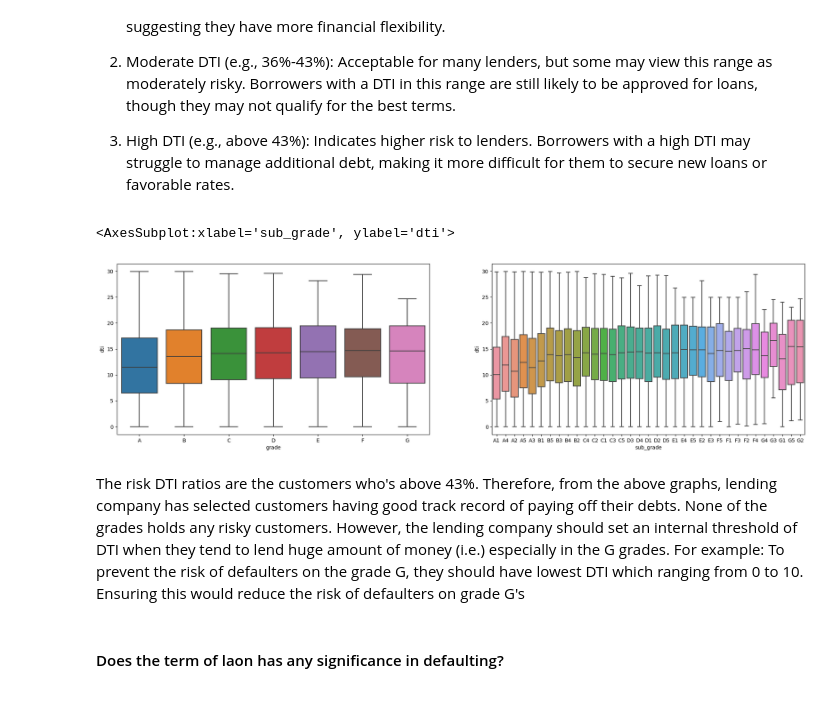
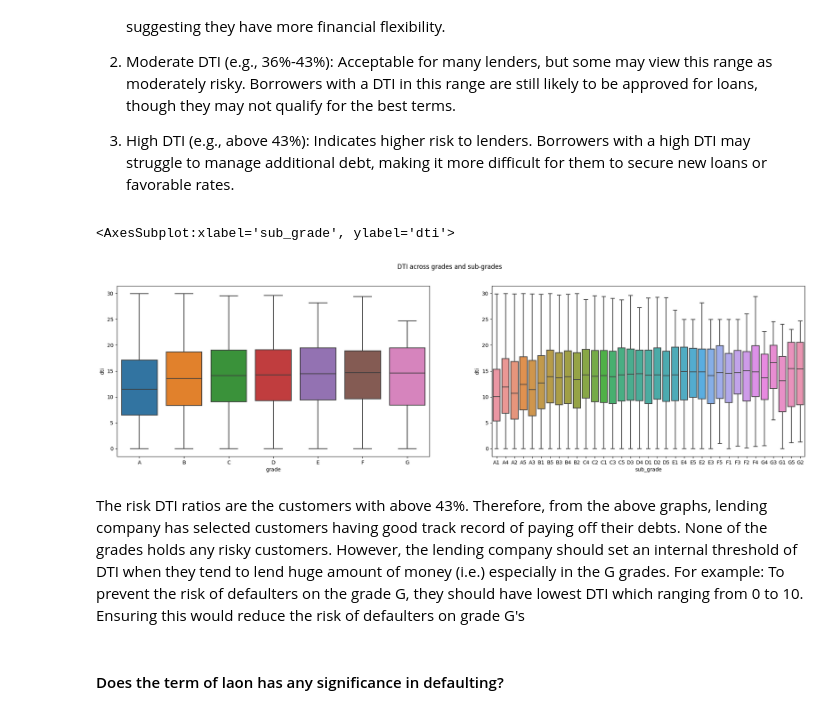
Before and after one commit to Abbhiraami/ML_AI_masters, a Jupyter notebook: case_study/lending_club_case_study.ipynb, the cells around one changed output. Drawn from its saved outputs; the diff is of its cells as text; code cells hidden in the pictures.

```diff
--- a/case_study/lending_club_case_study.ipynb
+++ b/case_study/lending_club_case_study.ipynb
@@ -63,0 +61,9 @@ loan_db.head(5)
+# %%
+# Handling missing values (customize based on missing data analysis)
+# For example, drop columns with more than 50% missing values
+missing_threshold = 0.5 * loan_data.shape[0]
+loan_db = loan_data.dropna(thresh=missing_threshold, axis=1)
+loan_db.drop_duplicates(inplace=True)
+print(f'''\nData after cleansing \n
+        Number of columns: {loan_db.shape[1]}
+        NUmber of unique records: {loan_db.shape[0]}''')
@@ -63,0 +75,7 @@ loan_db.head(5)
+# %%
+
+func=lambda b: float(b.replace('%',''))
+loan_db['int_rate_num']=loan_db['int_rate'].apply(func)
+loan_db['title']=loan_db['title'].replace('Loan','')
+### Categorizing annual incomes to see charged_off customers
+loan_db['annual_inc_cat']=pd.qcut(loan_db.annual_inc,q=5)
@@ -201,12 +235,13 @@ The Debt-to-Income (DTI) ratio is a financial measure lenders use to evaluate a
 3. High DTI (e.g., above 43%): Indicates higher risk to lenders. Borrowers with a high DTI may struggle to manage additional debt, making it more difficult for them to secure new loans or favorable rates.
 # %%
 fig,axes=pp.subplots(1,2,figsize=(24,6))
+fig.suptitle("DTI across grades and sub-grades")
 sns.boxplot(data=loan_db.sort_values('sub_grade'),x='grade',y='dti',ax=axes[0])
 sns.boxplot(data=loan_db.sort_values('grade'),x='sub_grade',y='dti',ax=axes[1])
 # %% [output]
 <AxesSubplot:xlabel='sub_grade', ylabel='dti'>
-[figure, old version]
+[figure, new version]
 # %% [markdown]
-The risk DTI ratios are the customers who's above 43%. Therefore, from the above graphs, lending company has selected customers having good track record of paying off their debts. None of the grades holds any risky customers. However, the lending company should set an internal threshold of DTI when they tend to lend huge amount of money (i.e.) especially in the G grades. For example: To prevent the risk of defaulters on the grade G, they should have lowest DTI which ranging from 0 to 10. Ensuring this would reduce the risk of defaulters on grade G's
+The risk DTI ratios are the customers with above 43%. Therefore, from the above graphs, lending company has selected customers having good track record of paying off their debts. None of the grades holds any risky customers. However, the lending company should set an internal threshold of DTI when they tend to lend huge amount of money (i.e.) especially in the G grades. For example: To prevent the risk of defaulters on the grade G, they should have lowest DTI which ranging from 0 to 10. Ensuring this would reduce the risk of defaulters on grade G's
 # %% [markdown]
 #### Does the term of laon has any significance in defaulting?
```
Also changed, not shown: parts of 29 cells of this notebook.
